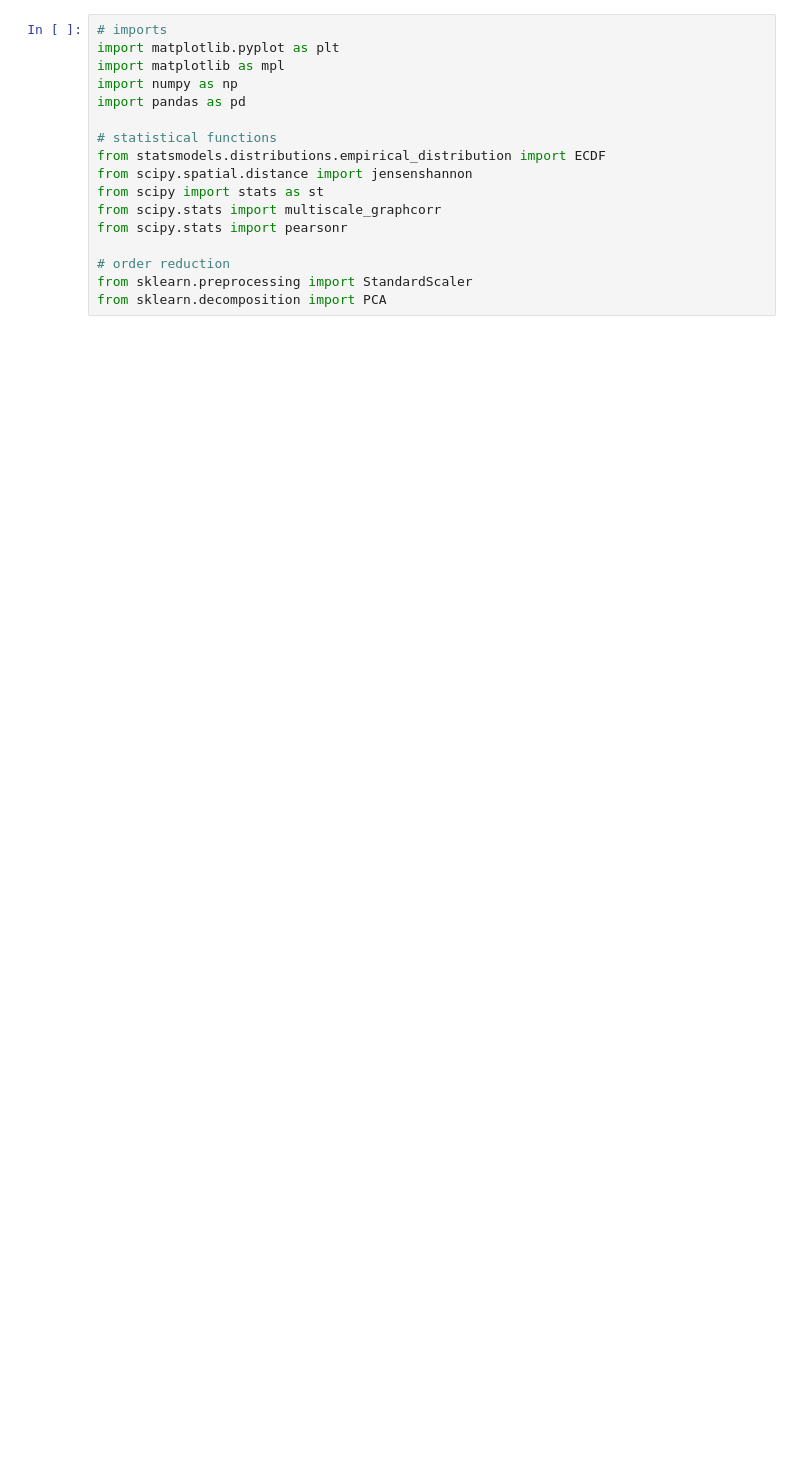
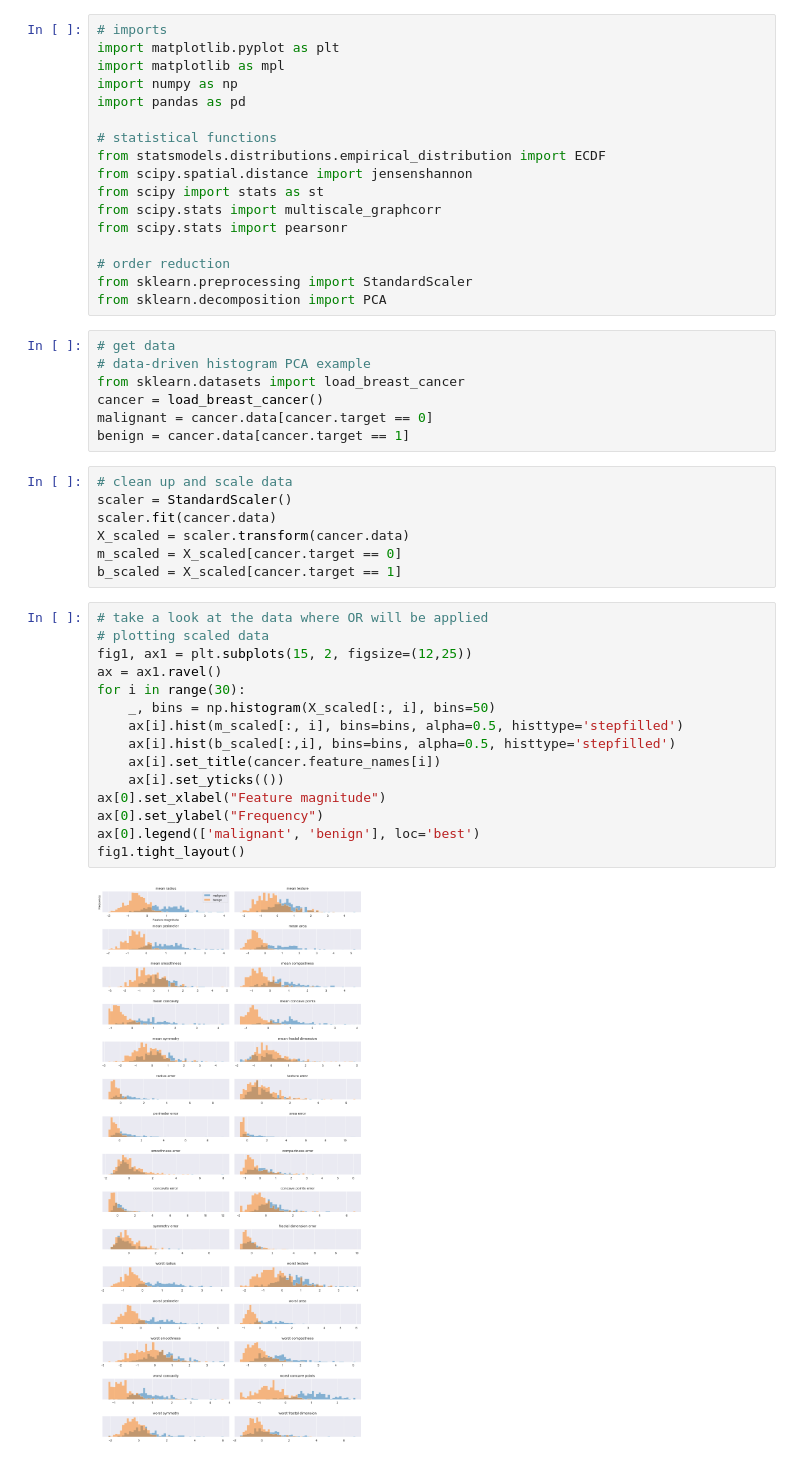
Before and after one commit to acb-code/distribution-surrogates, a Jupyter notebook: 2_toy_data_OR.ipynb, the cells around one changed output. Saved outputs shown, nothing was run; the diff lists cells and outputs as text; blank space fills up the shorter version.

Commit message:
Set up toy dataset OR notebook basics, need to add some markdown

```diff
--- a/2_toy_data_OR.ipynb
+++ b/2_toy_data_OR.ipynb
@@ -26,3 +32,34 @@ from scipy.stats import pearsonr
 # order reduction
 from sklearn.preprocessing import StandardScaler
 from sklearn.decomposition import PCA
+# %%
+# get data
+# data-driven histogram PCA example
+from sklearn.datasets import load_breast_cancer
+cancer = load_breast_cancer()
+malignant = cancer.data[cancer.target == 0]
+benign = cancer.data[cancer.target == 1]
+# %%
+# clean up and scale data
+scaler = StandardScaler()
+scaler.fit(cancer.data)
+X_scaled = scaler.transform(cancer.data)
+m_scaled = X_scaled[cancer.target == 0]
+b_scaled = X_scaled[cancer.target == 1]
+# %%
+# take a look at the data where OR will be applied
+# plotting scaled data
+fig1, ax1 = plt.subplots(15, 2, figsize=(12,25))
+ax = ax1.ravel()
+for i in range(30):
+    _, bins = np.histogram(X_scaled[:, i], bins=50)
+    ax[i].hist(m_scaled[:, i], bins=bins, alpha=0.5, histtype='stepfilled')
+    ax[i].hist(b_scaled[:,i], bins=bins, alpha=0.5, histtype='stepfilled')
+    ax[i].set_title(cancer.feature_names[i])
+    ax[i].set_yticks(())
+ax[0].set_xlabel("Feature magnitude")
+ax[0].set_ylabel("Frequency")
+ax[0].legend(['malignant', 'benign'], loc='best')
+fig1.tight_layout()
+# %% [output]
+[figure, added]
```
Also changed, not shown: parts of 16 cells of this notebook.
